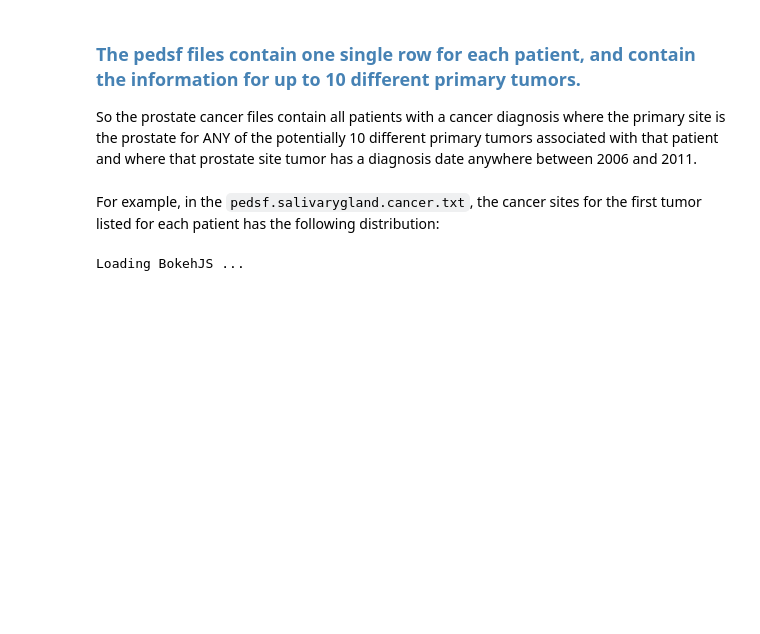
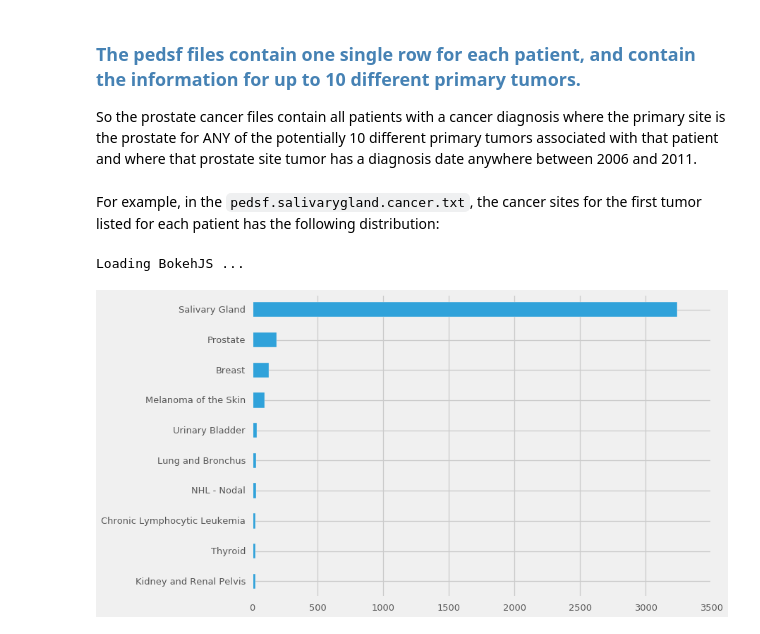
Before and after one commit to doolingdavid/IBA, a Jupyter notebook: IBASEPT2016.ipynb, the cells around one changed output. Cells and saved outputs as stored; diff of their text form; code cells hidden in the pictures; blank space fills up the shorter version.

```diff
--- a/IBASEPT2016.ipynb
+++ b/IBASEPT2016.ipynb
@@ -175,6 +175,10 @@ import bokeh.plotting
 bokeh.io.output_notebook()
 # %% [output]
 Loading BokehJS ...
+# %%
+df2.siterwho1.value_counts()[:10][::-1].plot(kind='barh');
+# %% [output]
+[figure, added]
 # %%
 from bokeh.charts import Bar, output_file, show, hplot
 
```
